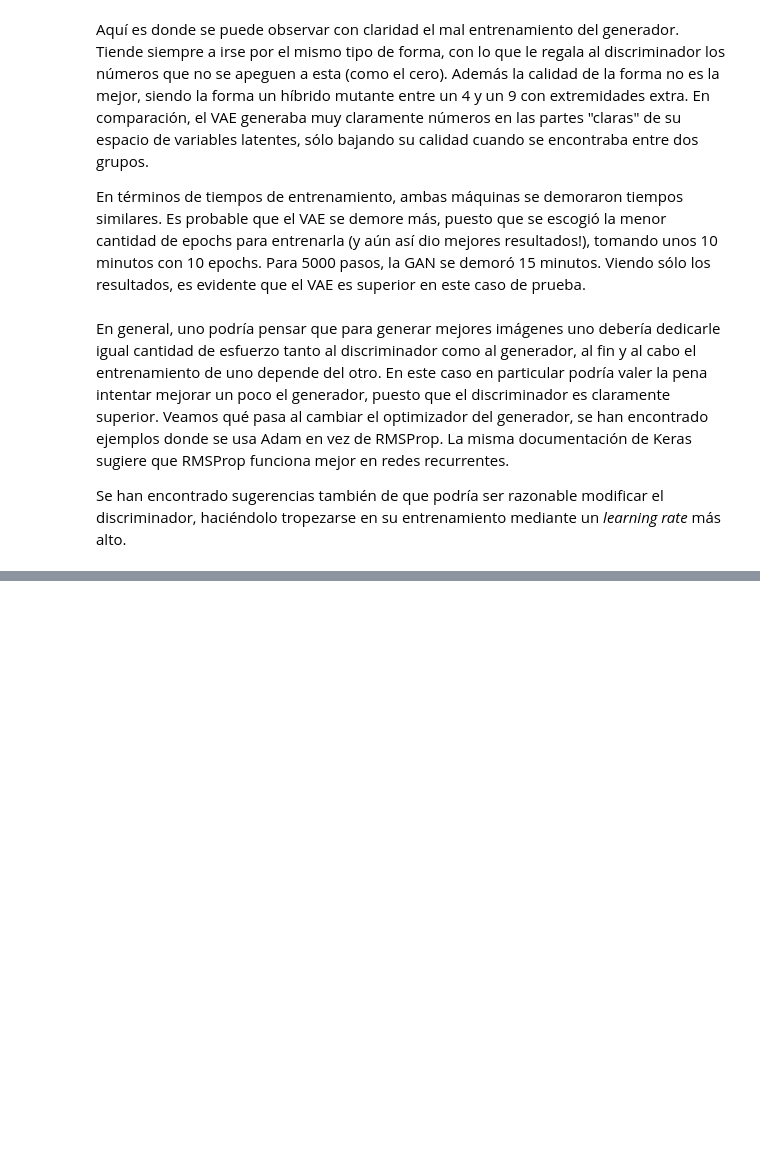
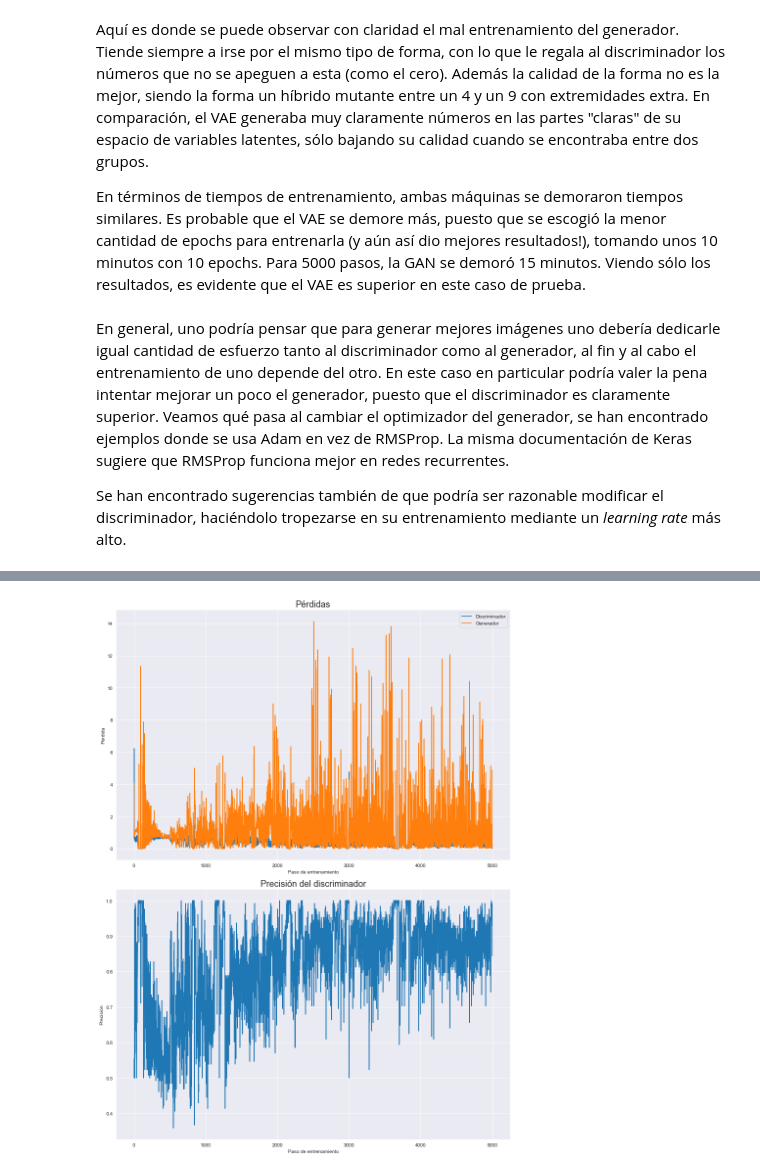
Before and after one commit to TattooeDeer/T3-ANN, a Jupyter notebook: P1.ipynb, the cells around one changed output, grey strips where cells are left out. Cells and saved outputs as stored; diff of their text form; code cells hidden in the pictures; blank space fills up the shorter version.

```diff
--- a/P1.ipynb
+++ b/P1.ipynb
@@ -922,0 +1125,15 @@ pyplot.show()
+# %%
+## Discriminator model (police)
+optimizer = rmsprop(lr = 0.0008, clipvalue = 1.0, decay = 6e-8)
+dismod = Sequential()
+dismod.add(dis)
+dismod.compile(loss = 'binary_crossentropy', optimizer = optimizer, metrics = ['accuracy'])
+# discriminador usa binary crossentropy porque su problema de clasificacion es binario
+
+## Adversarial model
+#dismod.trainable = False
+optimizer = rmsprop(lr = 0.0004, clipvalue = 1.0, decay = 3e-8)
+advmod = Sequential()
+advmod.add(gen)
+advmod.add(dis)
+advmod.compile(loss = 'binary_crossentropy', optimizer = optimizer, metrics = ['accuracy'])
@@ -922,0 +1154,26 @@ pyplot.show()
+# %%
+disLosses = [x for x,y in hist["d"]]
+genLosses = [x for x,y in hist["g"]]
+disAccs = [y for x,y in hist["d"]]
+
+pyplot.figure(figsize = (12,16))
+
+pyplot.subplot(2,1,1)
+pyplot.plot(disLosses, label = "Discriminador")
+pyplot.plot(genLosses, label = "Generador")
+pyplot.ylabel("Pérdida")
+pyplot.xlabel("Paso de entrenamiento")
+pyplot.title("Pérdidas", fontsize = 18)
+pyplot.legend()
+pyplot.tight_layout()
+
+pyplot.subplot(2,1,2)
+pyplot.plot(disAccs)
+pyplot.ylabel("Precisión")
+pyplot.xlabel("Paso de entrenamiento")
+pyplot.title("Precisión del discriminador", fontsize = 18)
+pyplot.tight_layout()
+
+pyplot.show()
+# %% [output]
+[figure, added]
```
Also changed, not shown: parts of 23 cells of this notebook.
